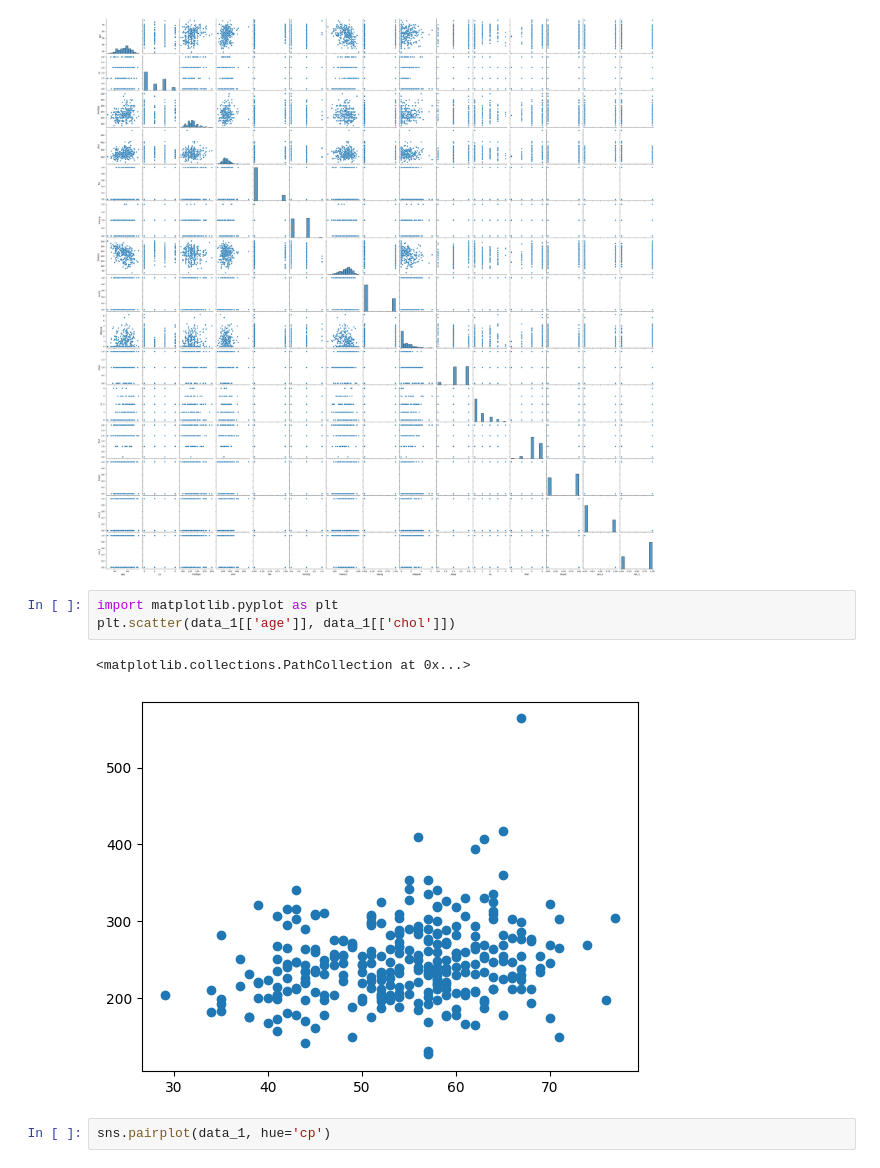
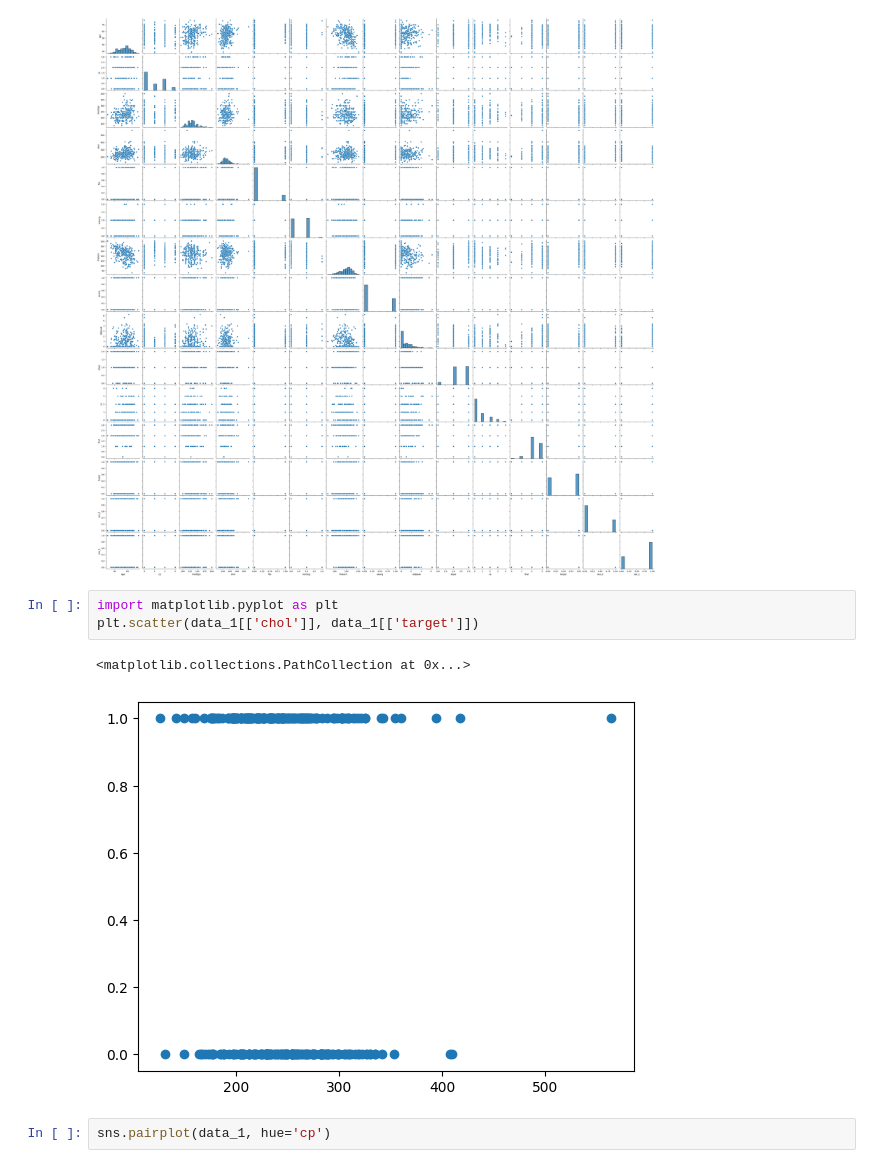
Before and after one commit to Ranith27/Prediction-of-heart-disease, a Jupyter notebook: ai_ml_day4.ipynb, the cells around one changed output. Saved outputs shown, nothing was run; the diff lists cells and outputs as text.

```diff
--- a/ai_ml_day4.ipynb
+++ b/ai_ml_day4.ipynb
@@ -126,10 +126,10 @@ sns.pairplot(data_1)
 [figure]
 # %%
 import matplotlib.pyplot as plt
-plt.scatter(data_1[['age']], data_1[['chol']])
+plt.scatter(data_1[['chol']], data_1[['target']])
 # %% [output]
 <matplotlib.collections.PathCollection at 0x...>
-[figure, old version]
+[figure, new version]
 # %%
 sns.pairplot(data_1, hue='cp')
 # %% [output]
```
